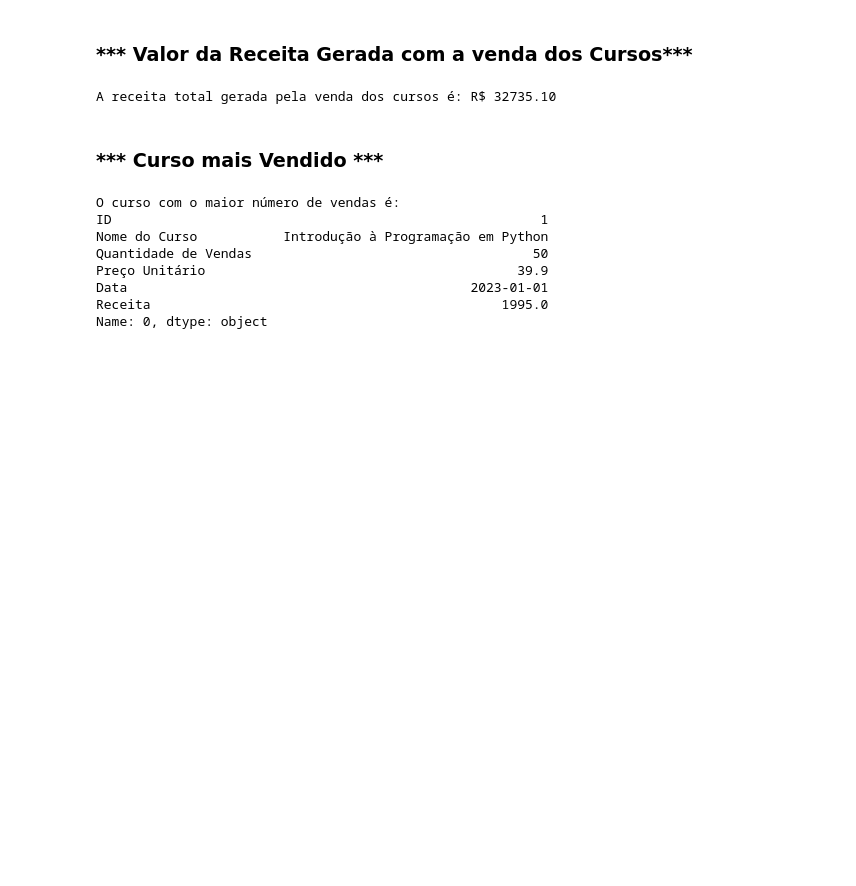
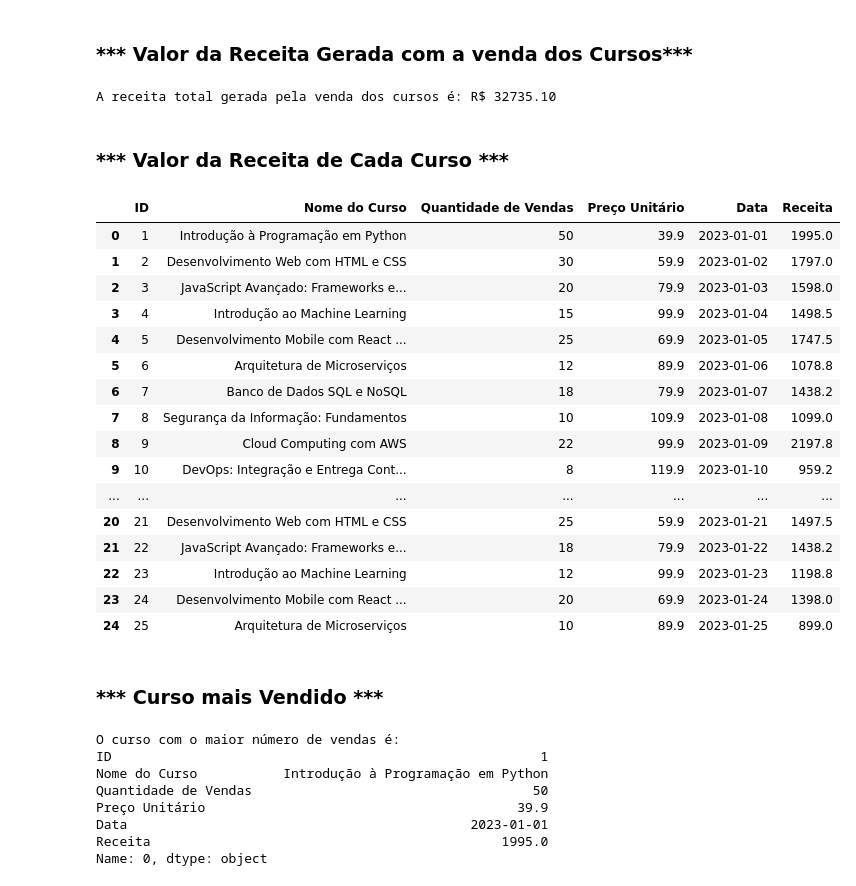
Before and after one commit to Mjapo/TrilhaDadosJR-JUN15, a Jupyter notebook: Python/main.ipynb, the cells around one changed output. Saved outputs shown, nothing was run; the diff lists cells and outputs as text; code cells hidden in the pictures; blank space fills up the shorter version.

Commit message:
Adicionando no Readme a receita por cada curso

```diff
--- a/Python/main.ipynb
+++ b/Python/main.ipynb
@@ -190,6 +190,28 @@ receita_total = Cursos['Receita'].sum()
 print(f"A receita total gerada pela venda dos cursos é: R$ {receita_total:.2f}")
 # %% [output]
 A receita total gerada pela venda dos cursos é: R$ 32735.10
+# %% [markdown]
+### *** Valor da Receita de Cada Curso ***
+# %%
+Cursos
+# %% [output]
+|  | ID | Nome do Curso | Quantidade de Vendas | Preço Unitário | Data | Receita |
+| 0 | 1 | Introdução à Programação em Python | 50 | 39.9 | 2023-01-01 | 1995.0 |
+| 1 | 2 | Desenvolvimento Web com HTML e CSS | 30 | 59.9 | 2023-01-02 | 1797.0 |
+| 2 | 3 | JavaScript Avançado: Frameworks e... | 20 | 79.9 | 2023-01-03 | 1598.0 |
+| 3 | 4 | Introdução ao Machine Learning | 15 | 99.9 | 2023-01-04 | 1498.5 |
+| 4 | 5 | Desenvolvimento Mobile com React ... | 25 | 69.9 | 2023-01-05 | 1747.5 |
+| 5 | 6 | Arquitetura de Microserviços | 12 | 89.9 | 2023-01-06 | 1078.8 |
+| 6 | 7 | Banco de Dados SQL e NoSQL | 18 | 79.9 | 2023-01-07 | 1438.2 |
+| 7 | 8 | Segurança da Informação: Fundamentos | 10 | 109.9 | 2023-01-08 | 1099.0 |
+| 8 | 9 | Cloud Computing com AWS | 22 | 99.9 | 2023-01-09 | 2197.8 |
+| 9 | 10 | DevOps: Integração e Entrega Cont... | 8 | 119.9 | 2023-01-10 | 959.2 |
+| ... | ... | ... | ... | ... | ... | ... |
+| 20 | 21 | Desenvolvimento Web com HTML e CSS | 25 | 59.9 | 2023-01-21 | 1497.5 |
+| 21 | 22 | JavaScript Avançado: Frameworks e... | 18 | 79.9 | 2023-01-22 | 1438.2 |
+| 22 | 23 | Introdução ao Machine Learning | 12 | 99.9 | 2023-01-23 | 1198.8 |
+| 23 | 24 | Desenvolvimento Mobile com React ... | 20 | 69.9 | 2023-01-24 | 1398.0 |
+| 24 | 25 | Arquitetura de Microserviços | 10 | 89.9 | 2023-01-25 | 899.0 |
 # %% [markdown]
 ### *** Curso mais Vendido ***
 # %%
```
Also changed, not shown: 2 other files.
